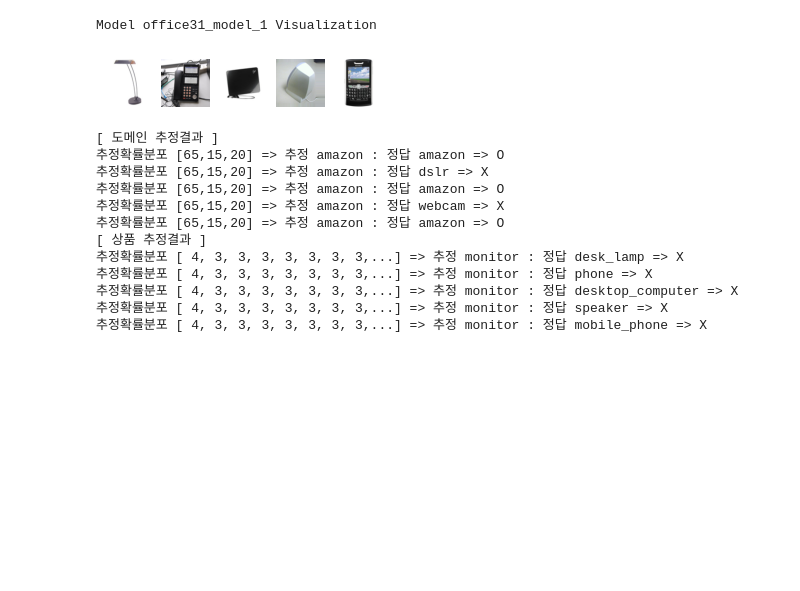
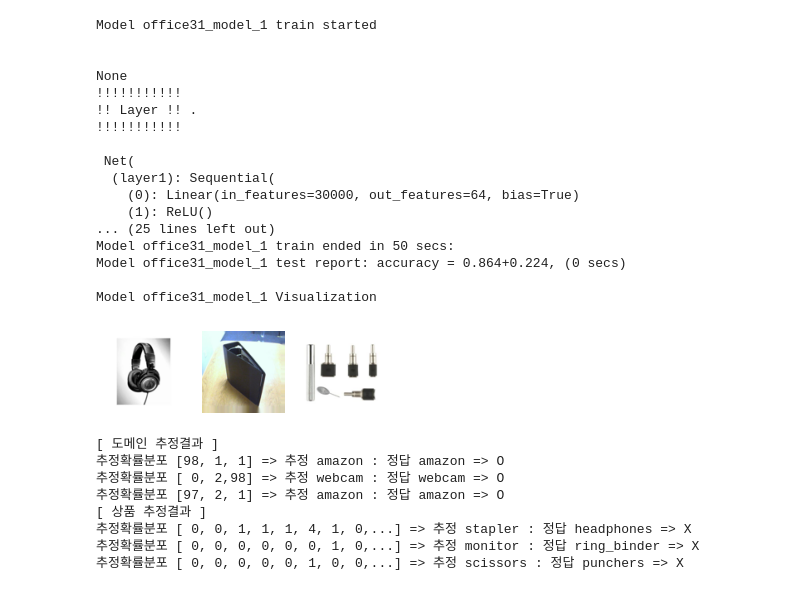
Before and after one commit to ohchangss/Torch_O, a Jupyter notebook: code/MLP/MLP_MODEL/mlp_test_office31.ipynb, the cells around one changed output. Cells and saved outputs as stored; diff of their text form; code cells hidden in the pictures; blank space fills up the shorter version.

```diff
--- a/code/MLP/MLP_MODEL/mlp_test_office31.ipynb
+++ b/code/MLP/MLP_MODEL/mlp_test_office31.ipynb
@@ -53,17 +52,33 @@ Model office31_model_1 Visualization
-# %%
-om1.visualize(5)
-# %% [output]
-Model office31_model_1 Visualization
-[figure, removed]
-[ 도메인 추정결과 ]
-추정확률분포 [65,15,20] => 추정 amazon : 정답 amazon => O
-추정확률분포 [65,15,20] => 추정 amazon : 정답 dslr => X
-추정확률분포 [65,15,20] => 추정 amazon : 정답 amazon => O
-추정확률분포 [65,15,20] => 추정 amazon : 정답 webcam => X
-추정확률분포 [65,15,20] => 추정 amazon : 정답 amazon => O
-[ 상품 추정결과 ]
-추정확률분포 [ 4, 3, 3, 3, 3, 3, 3, 3,...] => 추정 monitor : 정답 desk_lamp => X
-추정확률분포 [ 4, 3, 3, 3, 3, 3, 3, 3,...] => 추정 monitor : 정답 phone => X
-추정확률분포 [ 4, 3, 3, 3, 3, 3, 3, 3,...] => 추정 monitor : 정답 desktop_computer => X
-추정확률분포 [ 4, 3, 3, 3, 3, 3, 3, 3,...] => 추정 monitor : 정답 speaker => X
-추정확률분포 [ 4, 3, 3, 3, 3, 3, 3, 3,...] => 추정 monitor : 정답 mobile_phone => X
+# %%
+om2 = Mlp_Torch('office31_model_1', od, [64,32,10])
+om2.use_adam = True
+om2.exec_all(epoch_count=EPOCH, report=10,batch_size =BATCH_SIZE \
+           , learning_rate = LEARNING_RATE , num_workers = NUM_WORKERS)
+# Adam
+# %% [output]
+Model office31_model_1 train started
+
+
+None
+!!!!!!!!!!!
+!! Layer !! .
+!!!!!!!!!!!
+
+ Net(
+  (layer1): Sequential(
+    (0): Linear(in_features=30000, out_features=64, bias=True)
+    (1): ReLU()
+... (25 lines left out)
+Model office31_model_1 train ended in 50 secs:
+Model office31_model_1 test report: accuracy = 0.864+0.224, (0 secs)
+
+Model office31_model_1 Visualization
+[figure, added]
+[ 도메인 추정결과 ]
+추정확률분포 [98, 1, 1] => 추정 amazon : 정답 amazon => O
+추정확률분포 [ 0, 2,98] => 추정 webcam : 정답 webcam => O
+추정확률분포 [97, 2, 1] => 추정 amazon : 정답 amazon => O
+[ 상품 추정결과 ]
+추정확률분포 [ 0, 0, 1, 1, 1, 4, 1, 0,...] => 추정 stapler : 정답 headphones => X
+추정확률분포 [ 0, 0, 0, 0, 0, 0, 1, 0,...] => 추정 monitor : 정답 ring_binder => X
+추정확률분포 [ 0, 0, 0, 0, 0, 1, 0, 0,...] => 추정 scissors : 정답 punchers => X
```
Also changed, not shown: parts of 3 cells of this notebook, 3 other files.
